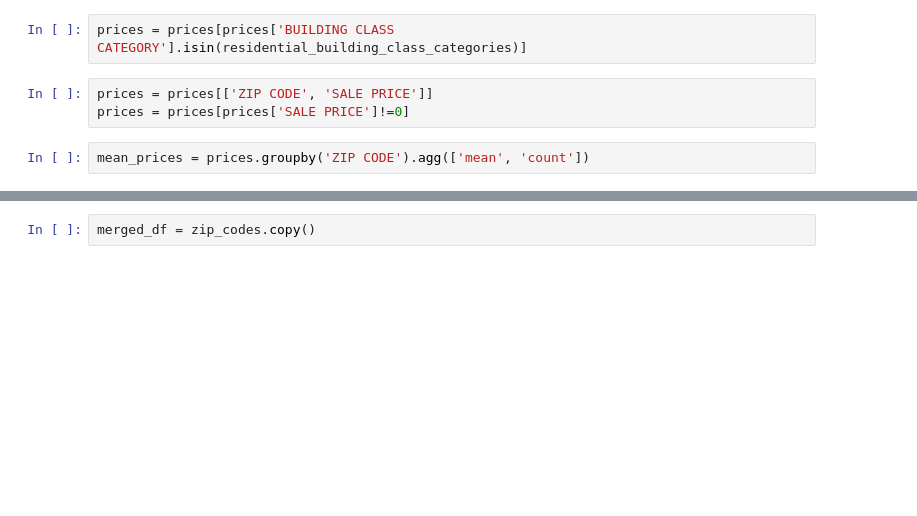
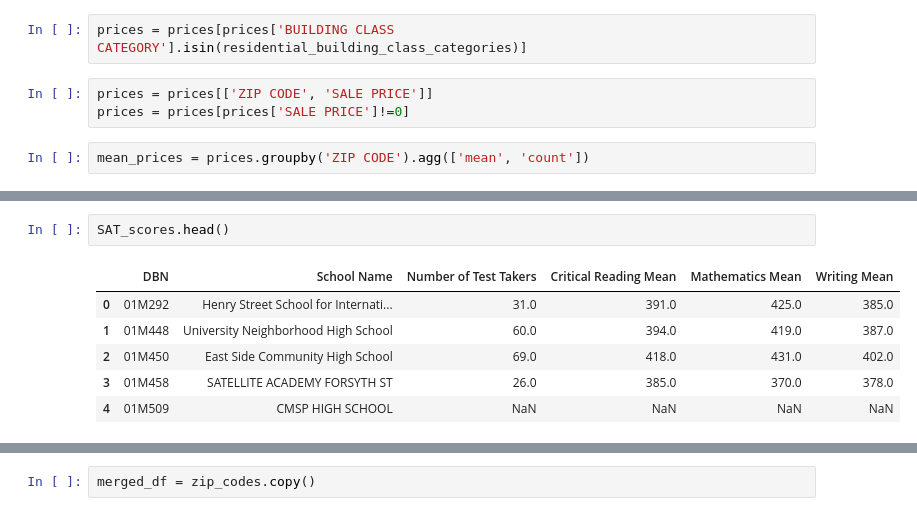
Before and after one commit to johnmays/wealth-and-SAT-NYC, a Jupyter notebook: notebooks/investigation.ipynb, the cells around one changed output, grey strips where cells are left out. Saved outputs shown, nothing was run; the diff lists cells and outputs as text; blank space fills up the shorter version.

```diff
--- a/notebooks/investigation.ipynb
+++ b/notebooks/investigation.ipynb
@@ -47,0 +64,9 @@ mean_prices = prices.groupby('ZIP CODE').agg(['mean', 'count'])
+# %%
+SAT_scores.head()
+# %% [output]
+|  | DBN | School Name | Number of Test Takers | Critical Reading Mean | Mathematics Mean | Writing Mean |
+| 0 | 01M292 | Henry Street School for Internati... | 31.0 | 391.0 | 425.0 | 385.0 |
+| 1 | 01M448 | University Neighborhood High School | 60.0 | 394.0 | 419.0 | 387.0 |
+| 2 | 01M450 | East Side Community High School | 69.0 | 418.0 | 431.0 | 402.0 |
+| 3 | 01M458 | SATELLITE ACADEMY FORSYTH ST | 26.0 | 385.0 | 370.0 | 378.0 |
+| 4 | 01M509 | CMSP HIGH SCHOOL | NaN | NaN | NaN | NaN |
```
Also changed, not shown: parts of 20 cells of this notebook, 2 other files.
